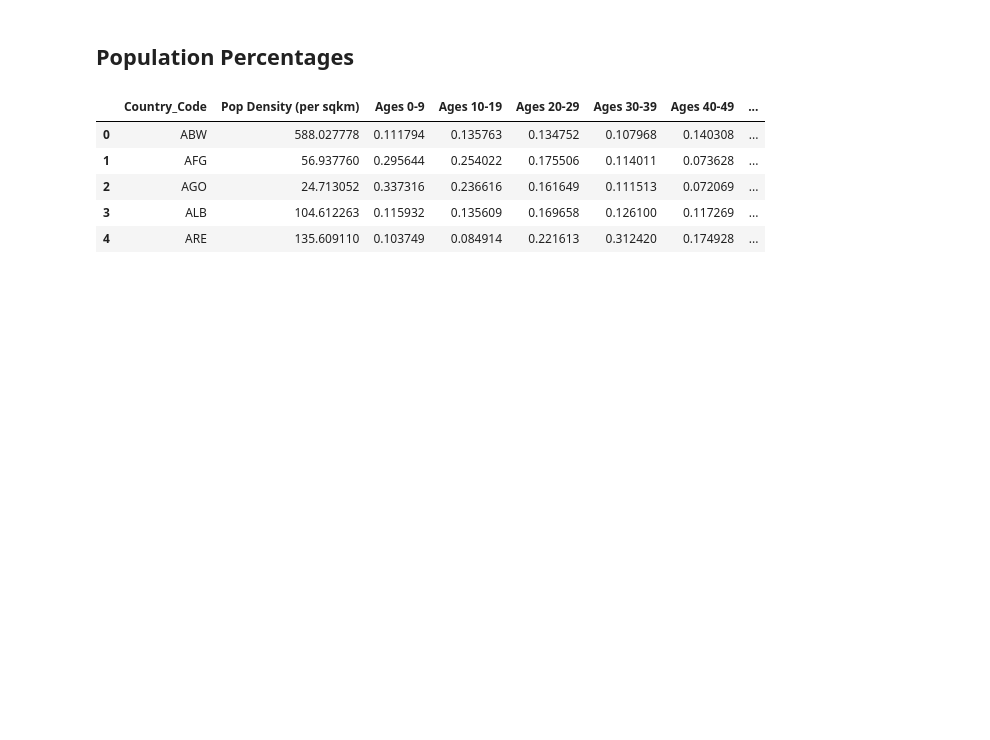
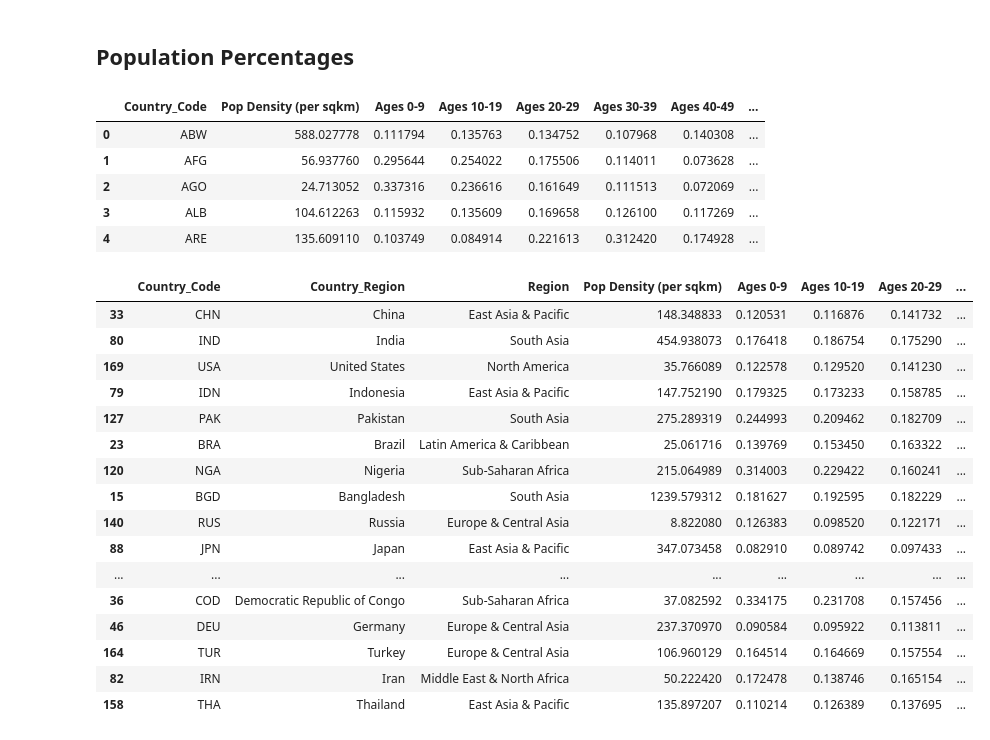
Before and after one commit to ellemonke/COVID-19, a Jupyter notebook: static/resources/demographics/population.ipynb, the cells around one changed output. Drawn from its saved outputs; the diff is of its cells as text; code cells hidden in the pictures; blank space fills up the shorter version.

```diff
--- a/static/resources/demographics/population.ipynb
+++ b/static/resources/demographics/population.ipynb
@@ -222,3 +222,26 @@ pop_prcnt.head()
 # %%
 # Save CSV
 # pop_prcnt.to_csv('population.csv', index=False, header=True)
+# %%
+population_df = pd.read_csv('population.csv')
+pop_density = pd.merge(regions_df, population_df, on='Country_Code', how='inner')
+pop_density.sort_values('Population Total', ascending=False, inplace=True)
+pop_density.head(20)
+# %% [output]
+|  | Country_Code | Country_Region | Region | Pop Density (per sqkm) | Ages 0-9 | Ages 10-19 | Ages 20-29 | ... |
+| 33 | CHN | China | East Asia & Pacific | 148.348833 | 0.120531 | 0.116876 | 0.141732 | ... |
+| 80 | IND | India | South Asia | 454.938073 | 0.176418 | 0.186754 | 0.175290 | ... |
+| 169 | USA | United States | North America | 35.766089 | 0.122578 | 0.129520 | 0.141230 | ... |
+| 79 | IDN | Indonesia | East Asia & Pacific | 147.752190 | 0.179325 | 0.173233 | 0.158785 | ... |
+| 127 | PAK | Pakistan | South Asia | 275.289319 | 0.244993 | 0.209462 | 0.182709 | ... |
+| 23 | BRA | Brazil | Latin America & Caribbean | 25.061716 | 0.139769 | 0.153450 | 0.163322 | ... |
+| 120 | NGA | Nigeria | Sub-Saharan Africa | 215.064989 | 0.314003 | 0.229422 | 0.160241 | ... |
+| 15 | BGD | Bangladesh | South Asia | 1239.579312 | 0.181627 | 0.192595 | 0.182229 | ... |
+| 140 | RUS | Russia | Europe & Central Asia | 8.822080 | 0.126383 | 0.098520 | 0.122171 | ... |
+| 88 | JPN | Japan | East Asia & Pacific | 347.073458 | 0.082910 | 0.089742 | 0.097433 | ... |
+| ... | ... | ... | ... | ... | ... | ... | ... | ... |
+| 36 | COD | Democratic Republic of Congo | Sub-Saharan Africa | 37.082592 | 0.334175 | 0.231708 | 0.157456 | ... |
+| 46 | DEU | Germany | Europe & Central Asia | 237.370970 | 0.090584 | 0.095922 | 0.113811 | ... |
+| 164 | TUR | Turkey | Europe & Central Asia | 106.960129 | 0.164514 | 0.164669 | 0.157554 | ... |
+| 82 | IRN | Iran | Middle East & North Africa | 50.222420 | 0.172478 | 0.138746 | 0.165154 | ... |
+| 158 | THA | Thailand | East Asia & Pacific | 135.897207 | 0.110214 | 0.126389 | 0.137695 | ... |
```
Also changed, not shown: 9 other files.
